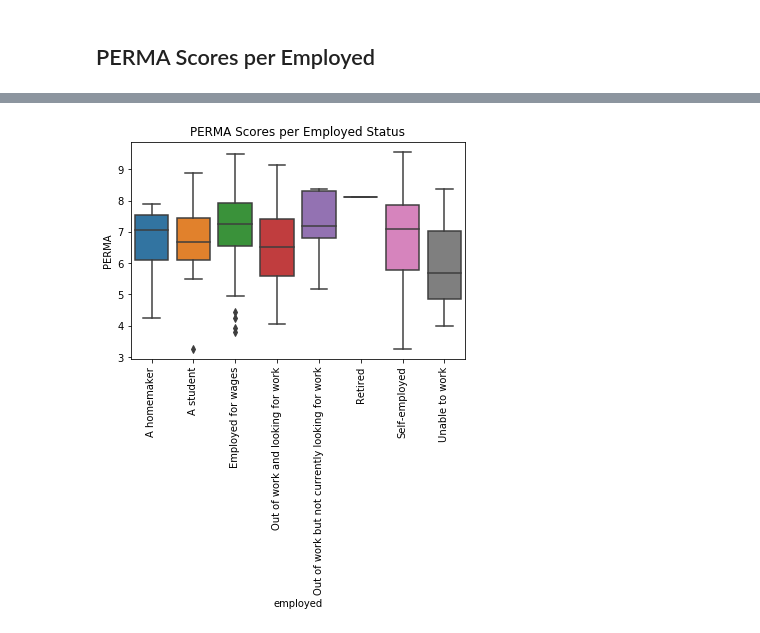
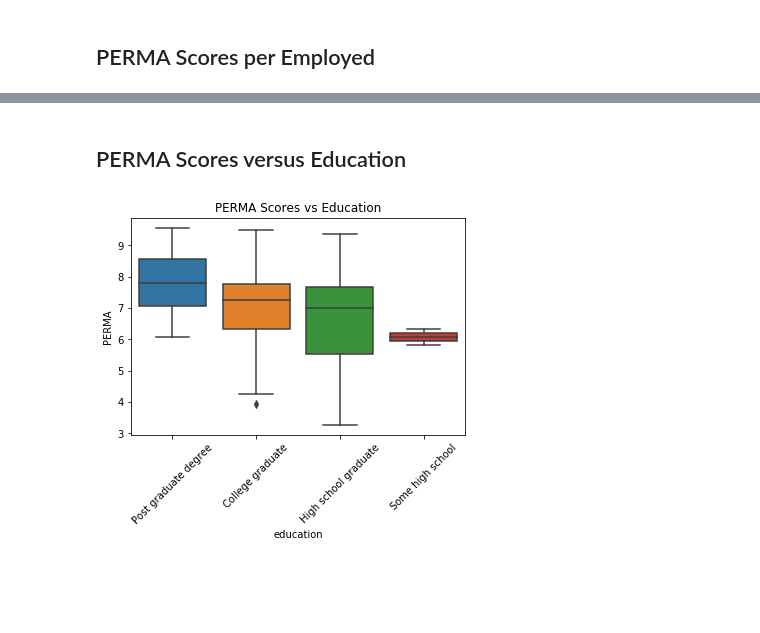
Before and after one commit to JeroenSchmidt/UvA-DSF-group, a Jupyter notebook: uc2/exploration_notebooks/dimitris/survey_eda.ipynb, the cells around one changed output, grey strips where cells are left out. Saved outputs shown, nothing was run; the diff lists cells and outputs as text; code cells hidden in the pictures; blank space fills up the shorter version.

```diff
--- a/uc2/exploration_notebooks/dimitris/survey_eda.ipynb
+++ b/uc2/exploration_notebooks/dimitris/survey_eda.ipynb
@@ -170,6 +170,8 @@ Text(0.5,1,'Happy Score Distribution')
 # %% [markdown]
 ## PERMA Scores per Income
 # %%
+survey['income'] = survey['income'].str.replace('I\'d rather not disclose this information', 'Undisclosed')
+
 plot = sns.boxplot(data=survey, x='income', y='PERMA')
 plot.set_xticklabels(plot.get_xticklabels(), rotation=90)
 plot.set_title('PERMA Scores per Income')
@@ -178,0 +181,10 @@ plt.show()
+# %%
+survey['income'] = survey['income'].str.replace('I\'d rather not disclose this information', 'Undisclosed')
+
+plot = sns.boxplot(data=survey, x='income', y='PERMA',
+                   order=['$150,000 or more', '$100,000 to $149,999', '$90,000 to $99,999', '$80,000 to $89,999',
+                          '$70,000 to $79,999', '$60,000 to $69,999', '$50,000 to $59,999', '$40,000 to $49,999',
+                          '$30,000 to $39,999', '$20,000 to $29,999', 'Less than $10,000'])
+plot.set_xticklabels(plot.get_xticklabels(), rotation=90)
+plot.set_title('PERMA Scores per Income')
+plt.show()
@@ -187,2 +201,10 @@ plt.show()
 # %% [markdown]
 ## PERMA Scores per Employed
+# %%
+survey['employed'] = survey['employed'].str.replace('Out of work but not currently looking for work', 'Not looking for work')
+survey['employed'] = survey['employed'].str.replace('Out of work and looking for work', 'Looking for work')
+
+plot = sns.boxplot(data=survey, x='employed', y='PERMA')
+plot.set_xticklabels(plot.get_xticklabels(), rotation=90)
+plot.set_title('PERMA Scores per Employed Status')
+plt.show()
@@ -189,7 +213,10 @@ plt.show()
+# %% [markdown]
+## PERMA Scores versus Education
 # %%
-plot = sns.boxplot(data=survey, x='employed', y='PERMA')
-plot.set_xticklabels(plot.get_xticklabels(), rotation=90)
-plot.set_title('PERMA Scores per Employed Status')
+plot = sns.boxplot(data=survey, x='education', y='PERMA',
+                   order=['Post graduate degree', 'College graduate', 'High school graduate', 'Some high school'])
+plot.set_xticklabels(plot.get_xticklabels(), rotation=45)
+plot.set_title('PERMA Scores vs Education')
 plt.show()
 # %% [output]
-[figure, old version]
+[figure, new version]
```
Also changed, not shown: parts of 18 cells of this notebook, 1 other file.
